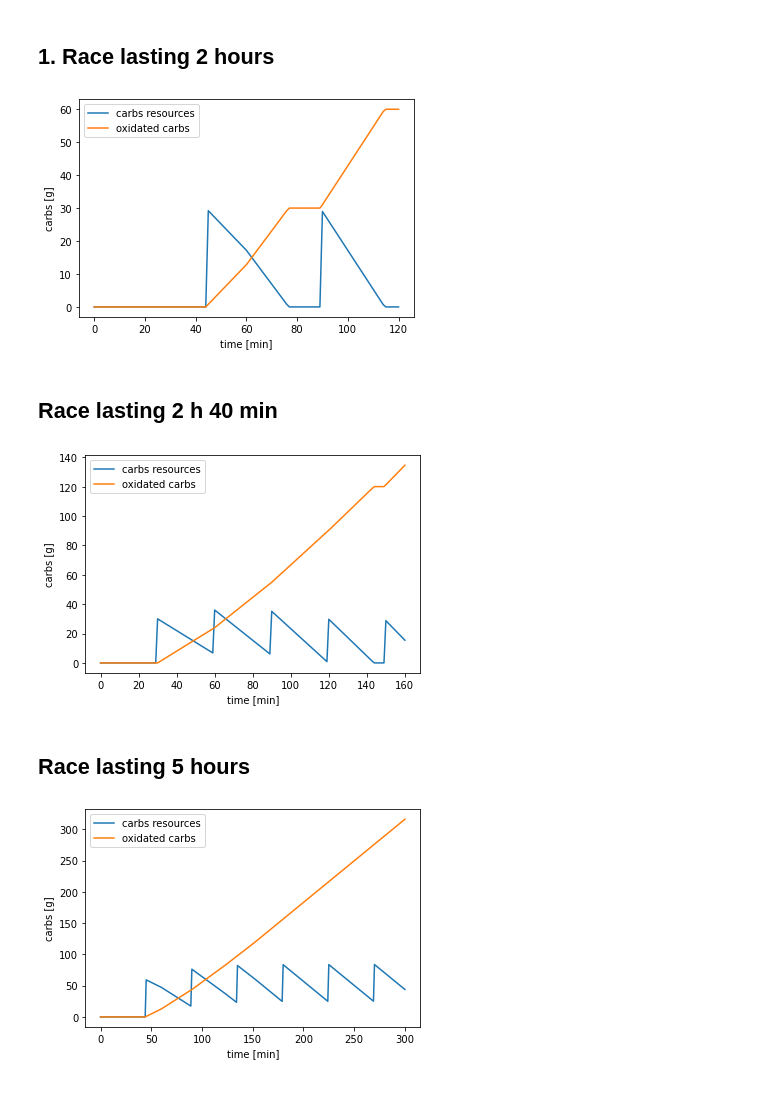
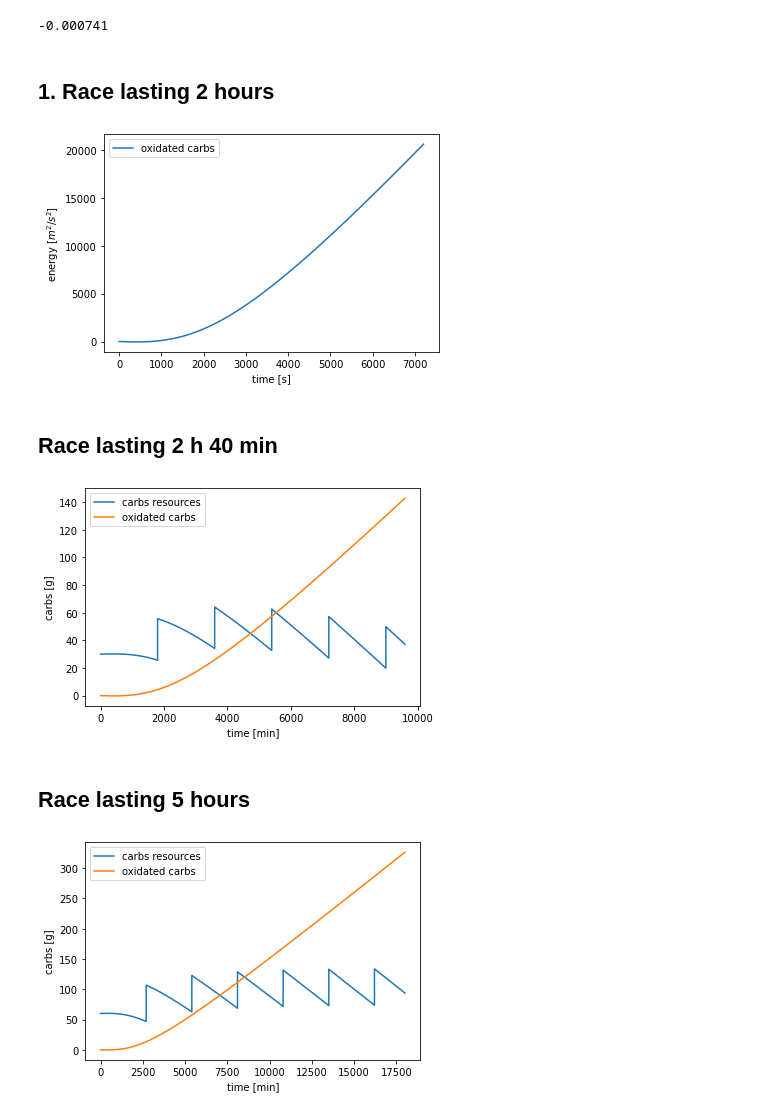
Before and after one commit to bognaj/trail_running, a Jupyter notebook: src/nutrition_experiments.ipynb, the cells around one changed output. Cells and saved outputs as stored; diff of their text form; code cells hidden in the pictures.

Commit message:
working: nutrition with oxidation rate varying in time

```diff
--- a/src/nutrition_experiments.ipynb
+++ b/src/nutrition_experiments.ipynb
@@ -17,0 +35,3 @@ def oxidation_rate(time):
+# %%
+def oxidation_rate_continuous(t):
+    return -0.01491*np.arctan(-1.801*10**(-6)*t**(1.696))-0.000741
@@ -18,43 +43,47 @@ def oxidation_rate(time):
+# %%
+oxidation_rate_continuous(0)
+# %% [output]
+-0.000741
 # %% [markdown]
 ## 1. Race lasting 2 hours
 # %%
-time = np.linspace(0, 120, 121)
+time = np.linspace(0, 120*60, 120*60 + 1)
 carbs_resources = [0]
 oxidated_carbs = [0]
 
 exogenous = 0
 
 for t in time:
-    if t>0 and t%45==0:
+    if t%(35*60)==0:
         exogenous += 30
-    oxidated = oxidation_rate(t)
+    oxidated = oxidation_rate_continuous(t)
     if exogenous - oxidated < 0:
         oxidated = exogenous
     exogenous = exogenous - oxidated
     carbs_resources.append(exogenous)
     oxidated_carbs.append(oxidated + oxidated_carbs[-1])
 
-plt.plot(time, carbs_resources[1:], label="carbs resources")
-plt.plot(time, oxidated_carbs[1:], label="oxidated carbs")
-plt.ylabel("carbs [g]")
-plt.xlabel("time [min]")
+# plt.plot(time, carbs_resources[1:], label="carbs resources")
+plt.plot(time, np.array(oxidated_carbs[1:]) * 4 * 4164 * 1/75, label="oxidated carbs")
+plt.ylabel("energy [$m^2/s^2$]")
+plt.xlabel("time [s]")
 plt.legend()
 plt.show()
 # %% [output]
-[figure, old version]
+[figure, new version]
 # %% [markdown]
 ## Race lasting 2 h 40 min
 # %%
-time = np.linspace(0, 160, 161)
+time = np.linspace(0, 160*60, 160*60 + 1)
 carbs_resources = [0]
 oxidated_carbs = [0]
 
 exogenous = 0
 
 for t in time:
-    if t>0 and t%30==0:
+    if t%(60*30)==0:
         exogenous += 30
-    oxidated = oxidation_rate(t)
+    oxidated = oxidation_rate_continuous(t)
     if exogenous - oxidated < 0:
         oxidated = exogenous
     exogenous = exogenous - oxidated
@@ -68,20 +97,20 @@ plt.xlabel("time [min]")
 plt.legend()
 plt.show()
 # %% [output]
-[figure, old version]
+[figure, new version]
 # %% [markdown]
 ## Race lasting 5 hours
 # %%
-time = np.linspace(0, 300, 301)
+time = np.linspace(0, 300*60, 300*60 + 1)
 carbs_resources = [0]
 oxidated_carbs = [0]
 
 exogenous = 0
 
 for t in time:
-    if t>0 and t%45==0:
+    if t%(60*45)==0:
         exogenous += 60
-    oxidated = oxidation_rate(t)
+    oxidated = oxidation_rate_continuous(t)
     if exogenous - oxidated < 0:
         oxidated = exogenous
     exogenous = exogenous - oxidated
@@ -95,4 +124,4 @@ plt.xlabel("time [min]")
 plt.legend()
 plt.show()
 # %% [output]
-[figure, old version]
+[figure, new version]
```
Also changed, not shown: parts of 4 cells of this notebook, 2 other files.
